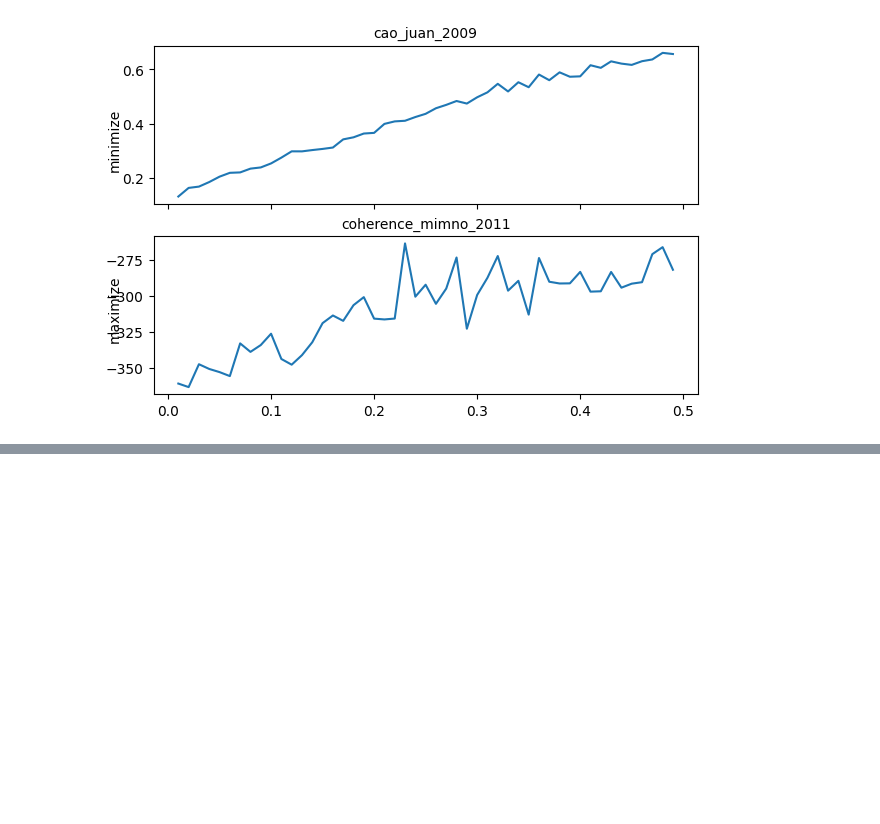
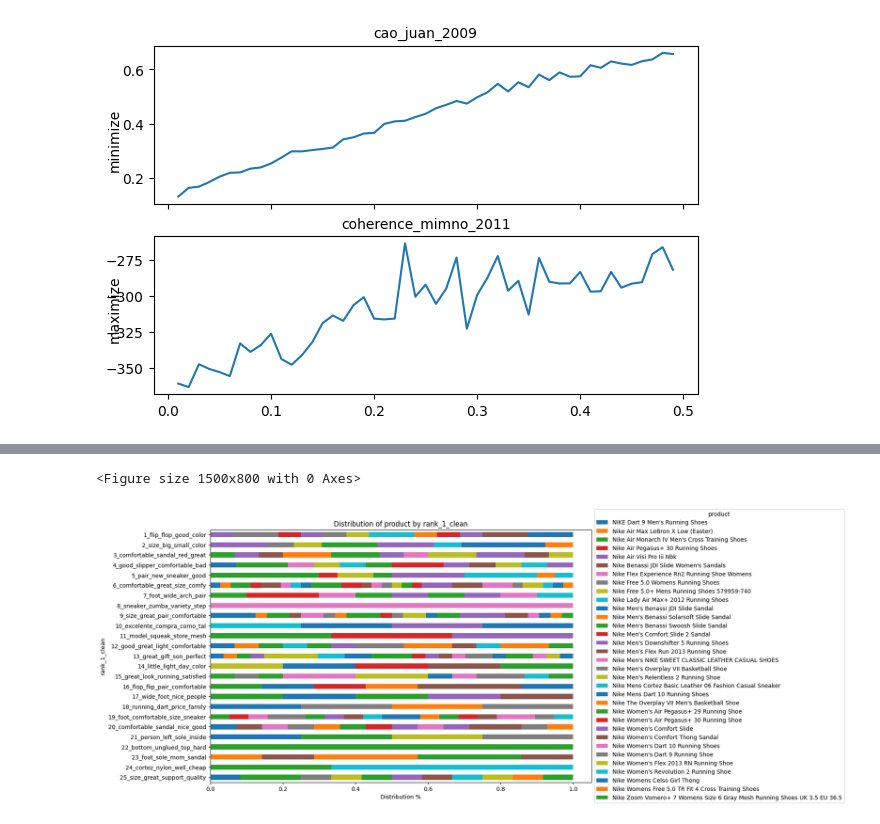
Before and after one commit to iffigueroa/text-marketing-analytics, a Jupyter notebook: dtsa_5799_unsupervised_text_classification_project.ipynb, the cells around one changed output, grey strips where cells are left out. Drawn from its saved outputs; the diff is of its cells as text; code cells hidden in the pictures; blank space fills up the shorter version.

Commit message:
Add plots & commentary

```diff
--- a/dtsa_5799_unsupervised_text_classification_project.ipynb
+++ b/dtsa_5799_unsupervised_text_classification_project.ipynb
@@ -307,9 +368,9 @@ evaluate_model(dtms, 'eta', lda_constant_params, lda_varying_params_eta)
 # %%
 # Pick best model to continue with
-beta = 0.05
+beta = 0.2
 lda_constant_params['eta'] = beta
-# lda_constant_params['alpha'] = 1/(10*k)
-lda_constant_params['alpha'] = 1/k
+lda_constant_params['alpha'] = 1/(10*k)
+# lda_constant_params['alpha'] = 1/k
 print(lda_constant_params)
 models = compute_models_parallel(dtms, constant_parameters=lda_constant_params)
 
@@ -404,0 +509,7 @@ See https://numpy.org/devdocs/release/1.25.0-notes.html and the docs for more in
+# %%
+documentclassifications['rank_1_clean'] = documentclassifications['rank_1'].str.replace(r'\s*\([^()]*\)', '')
+
+documentclassifications["full_text"] = nike_reviews['review']
+documentclassifications['processed_text'] = [text['token'] for text in processed_texts]
+documentclassifications["product"] = nike_reviews['product']
+documentclassifications.head(10)
@@ -404,0 +529,29 @@ See https://numpy.org/devdocs/release/1.25.0-notes.html and the docs for more in
+# %%
+def create_grouped_stacked_chart(df, paramA: str = None, paramB: str = 'rank_1_clean', normalized:bool = True, sorted:bool = True):
+
+  display_df = df.groupby([paramB, paramA]).size().unstack(fill_value=0)
+
+  def sort_by_numerical_prefix(s):
+      # Extract numerical part of the string
+      numerical_part = re.match(r'^(\d+)', s).group(1)
+      return int(numerical_part)
+
+  plt.figure(figsize=(15, 8))
+
+  if normalized:
+    display_df = display_df.div(display_df.sum(axis=1), axis=0)
+  if sorted:
+    display_df = display_df.sort_values(by=paramB, ascending=False,  key=lambda x: x.map(sort_by_numerical_prefix))
+
+  display_df.plot(kind='barh', stacked=True, figsize=(12, 8))
+  plt.xlabel('Distribution %')
+  plt.ylabel(paramB)
+  plt.title(f'Distribution of {paramA} by {paramB}')
+  plt.legend(title=paramA, loc='center left', bbox_to_anchor=(1, 0.5))
+  plt.show()
+  return display_df
+# %%
+result_df = create_grouped_stacked_chart(documentclassifications, 'product')
+# %% [output]
+<Figure size 1500x800 with 0 Axes>
+[figure, added]
```
Also changed, not shown: parts of 47 cells of this notebook.
